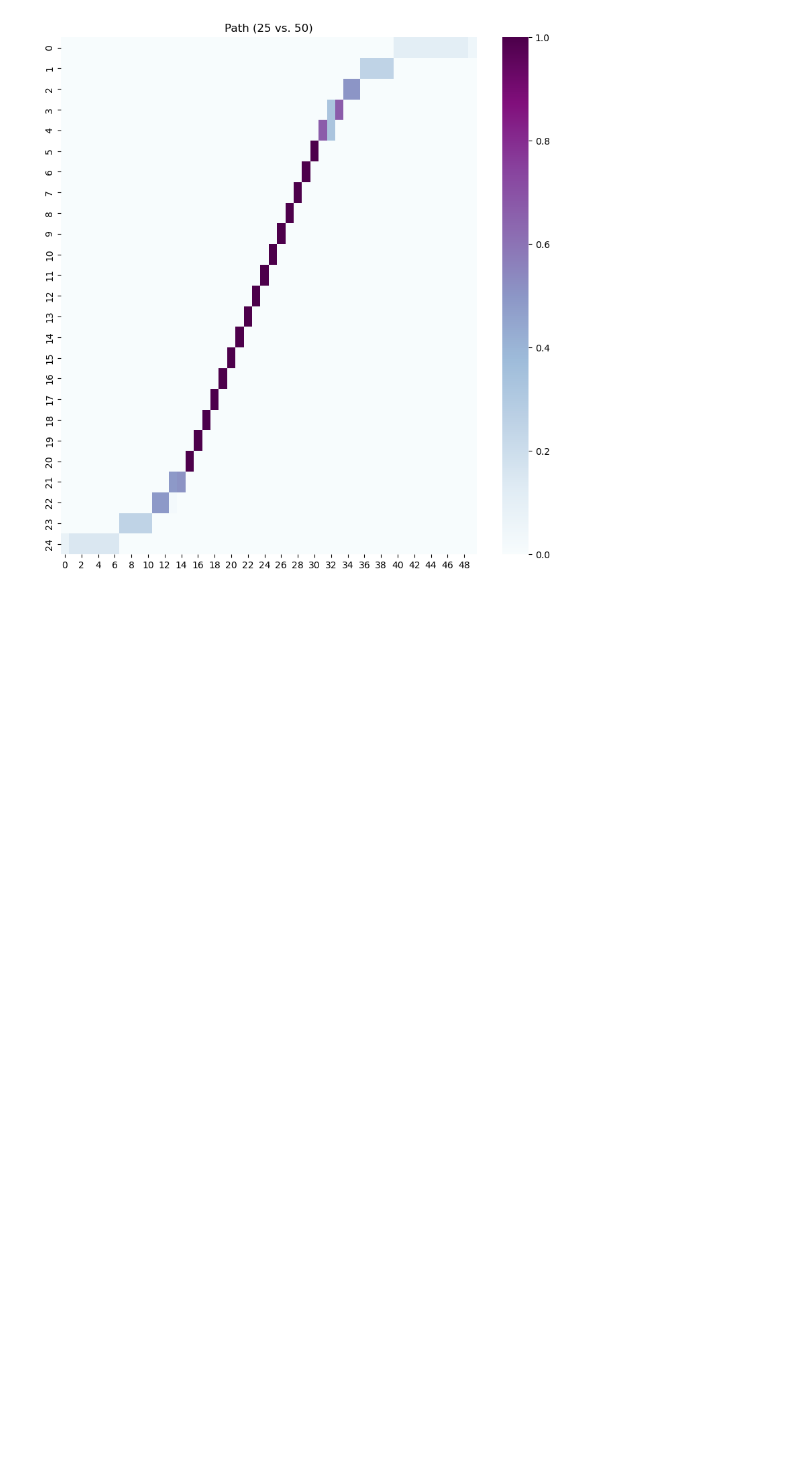
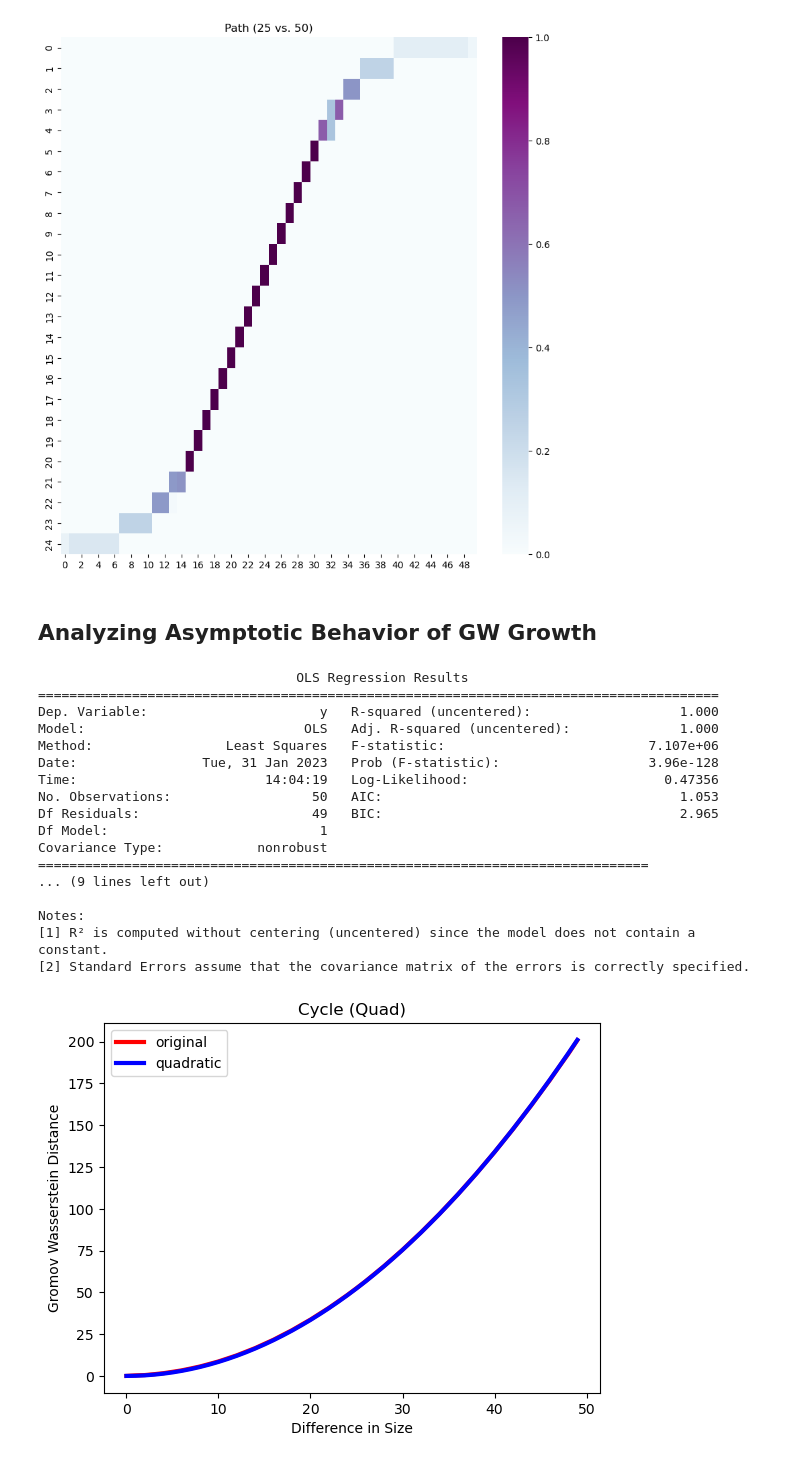
Before and after one commit to KataTech/Food-Web-OT, a Jupyter notebook: demo.ipynb, the cells around one changed output. Drawn from its saved outputs; the diff is of its cells as text; code cells hidden in the pictures; blank space fills up the shorter version.

Commit message:
Uploading curve fitting results

```diff
--- a/demo.ipynb
+++ b/demo.ipynb
@@ -37,3 +40,5 @@ trans = path_info["trans"][(25, 50)]
 vis_transport(trans, "Path (25 vs. 50)", annot=False, ratio = (10, 10))
 # %% [output]
 [figure]
+# %% [markdown]
+## Analyzing Asymptotic Behavior of GW Growth
@@ -39,0 +112,22 @@ vis_transport(trans, "Path (25 vs. 50)", annot=False, ratio = (10, 10))
+# %%
+x = np.arange(0, 50, 1)
+mod, res = display_fit(cycle_info, 25, x, poly = 2, mode="quadratic", title="Cycle (Quad)")
+# %% [output]
+                                 OLS Regression Results
+=======================================================================================
+Dep. Variable:                      y   R-squared (uncentered):                   1.000
+Model:                            OLS   Adj. R-squared (uncentered):              1.000
+Method:                 Least Squares   F-statistic:                          7.107e+06
+Date:                Tue, 31 Jan 2023   Prob (F-statistic):                   3.96e-128
+Time:                        14:04:19   Log-Likelihood:                         0.47356
+No. Observations:                  50   AIC:                                      1.053
+Df Residuals:                      49   BIC:                                      2.965
+Df Model:                           1
+Covariance Type:            nonrobust
+==============================================================================
+... (9 lines left out)
+
+Notes:
+[1] R² is computed without centering (uncentered) since the model does not contain a constant.
+[2] Standard Errors assume that the covariance matrix of the errors is correctly specified.
+[figure, added]
```
Also changed, not shown: parts of 9 cells of this notebook.
